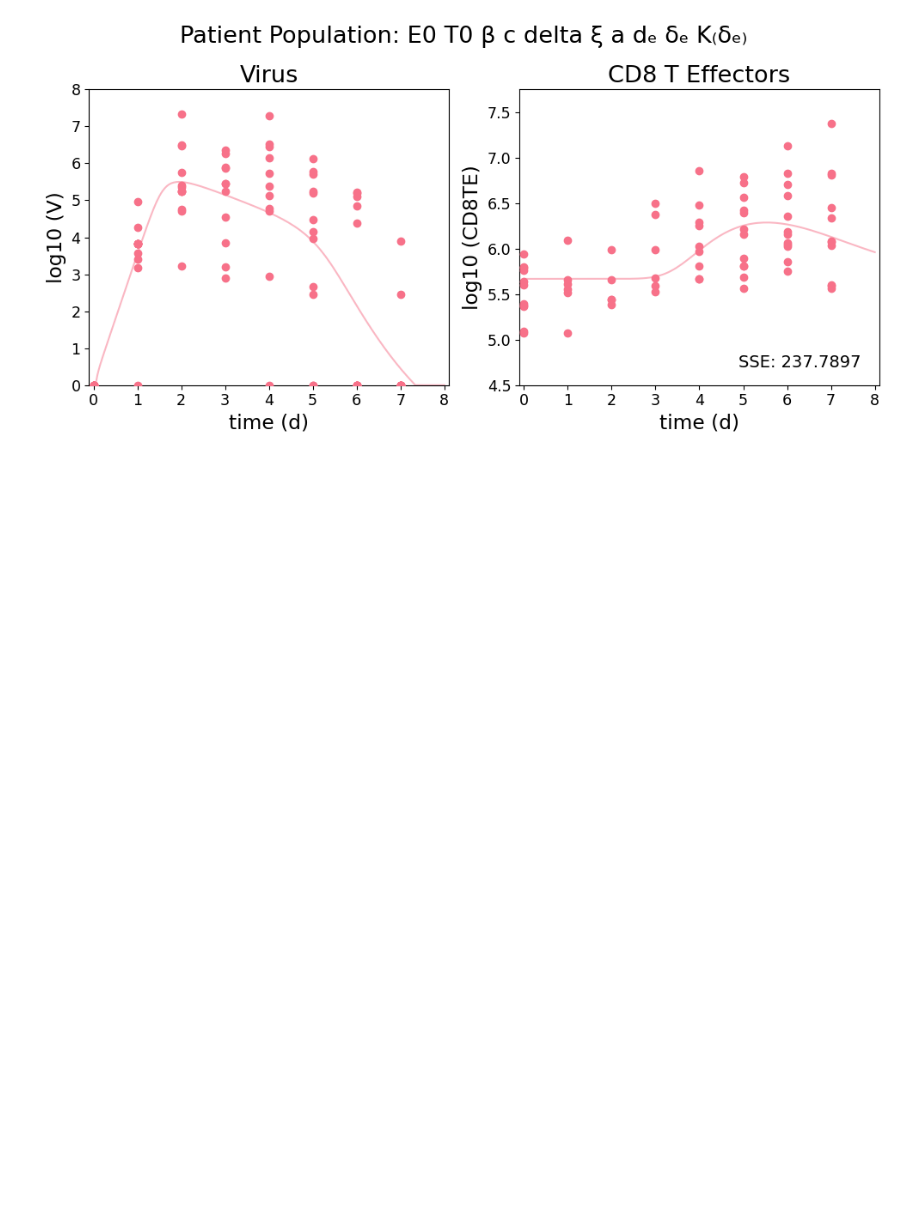
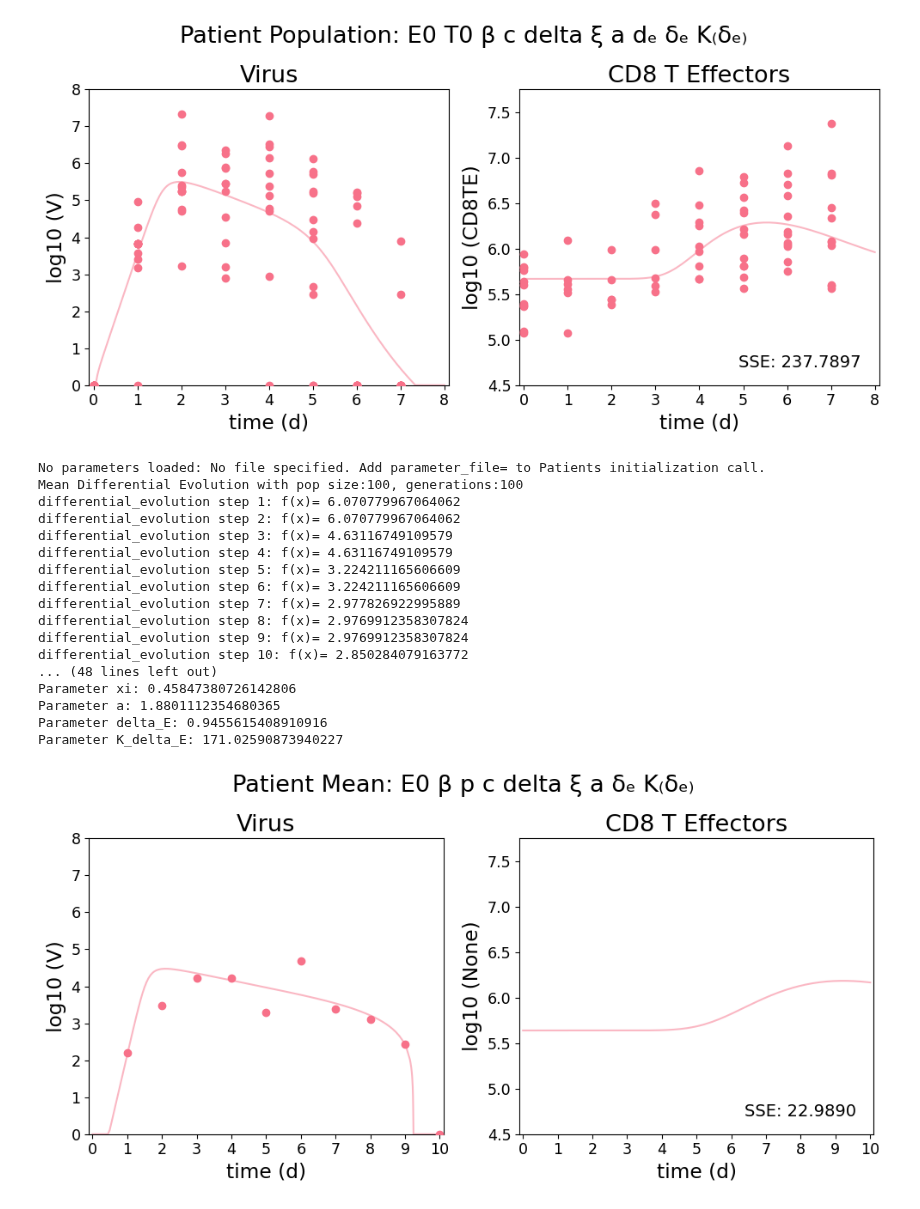
Before and after one commit to DoctorGoose/VirtualPatient, a Jupyter notebook: python/Patients.ipynb, the cells around one changed output. Drawn from its saved outputs; the diff is of its cells as text; code cells hidden in the pictures; blank space fills up the shorter version.

Commit message:
Data validation with Memoli 2015

```diff
--- a/python/Patients.ipynb
+++ b/python/Patients.ipynb
@@ -285,7 +285,7 @@ def format_fit_params(fit_parameters):
 
 def plot(results, subplot_config, group=True, title=None, save=True):
 
-    t_span = [0, 8]
+    t_span = [0, 10]
     x_ticks = np.arange(t_span[0], t_span[-1] + 1, 1)
     n_subplots = len(subplot_config)
 
@@ -1258,3 +1258,65 @@ Parameter d_E: 0.8024578450923798
 Parameter delta_E: 0.2488419005836109
 Parameter K_delta_E: 99978.64305051128
 [figure]
+# %%
+# Memoli (2015) setup
+subplot_configuration = [
+    {'title': 'Virus', 'data_key': 'V', '2nd_data_key': None, 'sol_key': 3, '2nd_sol_key': None, 'data_scale': None, 'ylims': [0,8]},
+    {'title': 'CD8 T Effectors', 'data_key': None, '2nd_data_key': None, 'sol_key': 4, '2nd_sol_key': None, 'data_scale': None, 'ylims': [4.5,7.75]}, #[3E4,3E7]
+]
+n_Z = 13
+states = [
+    {'label': 'T', 'initial_value': 4E7, 'sse': False},
+    {'label': 'I1', 'initial_value': 75.0, 'sse': False},
+    {'label': 'I2', 'initial_value': 0.0, 'sse': False},
+    {'label': 'V', 'initial_value': 0.0, 'sse': True},
+    {'label': 'CD8TE', 'initial_value': 0.0, 'sse': False},
+    {'label': 'CD8TLung', 'initial_value': 0.0, 'sse': False},
+]
+
+for i in range(1, n_Z + 1):
+    states.append({'label': f'Z{i}', 'initial_value': 0.0, 'sse': False})
+t_span = (0.0, 10.0)
+df_Memoli = pd.read_excel("../Data/Memoli.xlsx", sheet_name='2015')
+# %%
+# LCT Model, Memoli Data
+parameters = Parameters(
+    E0=Parameter(name='E0', val=3.43E5, l_lim=1.1E5, u_lim=8.9E5, method='fit', space='log10'),
+    T0=Parameter(name='T0', val=4E7, l_lim=1E4, u_lim=4E7, method='fixed', space='log10'),
+    I10=Parameter(name='I10', val=75, l_lim=1, u_lim=1E3, method='fixed', space='log10'),
+    beta=Parameter(name='beta', val=1.0888E-4, l_lim=5E-7, u_lim=5E-2, method='fit', space='log10'),
+    k=Parameter(name='k', val=4.0, l_lim=1.0, u_lim=10.0, method='fixed', space='log10'),
+    p=Parameter(name='p', val=0.02978, l_lim=1, u_lim=10, method='fit', space='normal'),
+    c=Parameter(name='c', val=13.934, l_lim=10.0, u_lim=1E3, method='fit', space='log10'),
+    delta=Parameter(name='delta', val=0.96, l_lim=0.4, u_lim=2.5, method='fit', space='normal'),
+    xi=Parameter(name='xi', val=0.1198, l_lim=1E-2, u_lim=5.0, method='fit', space='normal'),
+    a=Parameter(name='a', val=2.5, l_lim=1.0, u_lim=10, method='fit', space='normal'),
+    d_E=Parameter(name='d_E', val=0.75, l_lim=0.75, u_lim=1.0, method='fixed', space='normal'),
+    delta_E=Parameter(name='delta_E', val=8.939, l_lim=1E-1, u_lim=10, method='fit', space='normal'),
+    K_delta_E=Parameter(name='K_delta_E', val=1.3E4, l_lim=1E1, u_lim=1E5, method='fit', space='log10'),
+)
+
+patients = Patients(ids=['Mean'], df=df_Memoli, t_span=t_span, parameters=parameters, states=states)
+results = patients.optimize_parameters(method='differential_evolution', opt_target='Mean',
+                                    iter=10000, verbose=True, path='Memoli2015')
+
+plot(results, subplot_configuration, title=None, group=False, save=False)
+# %% [output]
+No parameters loaded: No file specified. Add parameter_file= to Patients initialization call.
+Mean Differential Evolution with pop size:100, generations:100
+differential_evolution step 1: f(x)= 6.070779967064062
+differential_evolution step 2: f(x)= 6.070779967064062
+differential_evolution step 3: f(x)= 4.63116749109579
+differential_evolution step 4: f(x)= 4.63116749109579
+differential_evolution step 5: f(x)= 3.224211165606609
+differential_evolution step 6: f(x)= 3.224211165606609
+differential_evolution step 7: f(x)= 2.977826922995889
+differential_evolution step 8: f(x)= 2.9769912358307824
+differential_evolution step 9: f(x)= 2.9769912358307824
+differential_evolution step 10: f(x)= 2.850284079163772
+... (48 lines left out)
+Parameter xi: 0.45847380726142806
+Parameter a: 1.8801112354680365
+Parameter delta_E: 0.9455615408910916
+Parameter K_delta_E: 171.02590873940227
+[figure, added]
```
Also changed, not shown: 7 other files.
